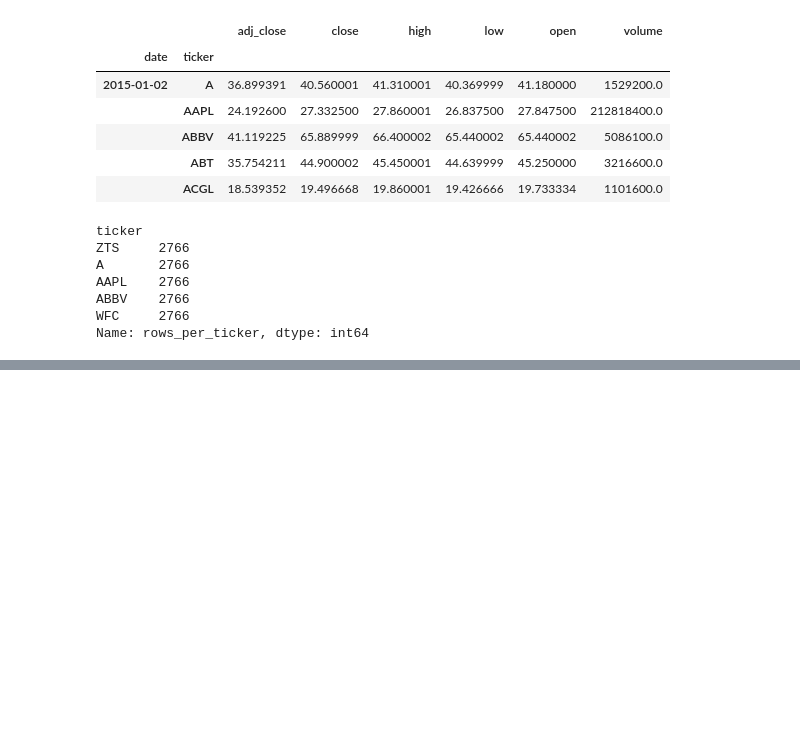
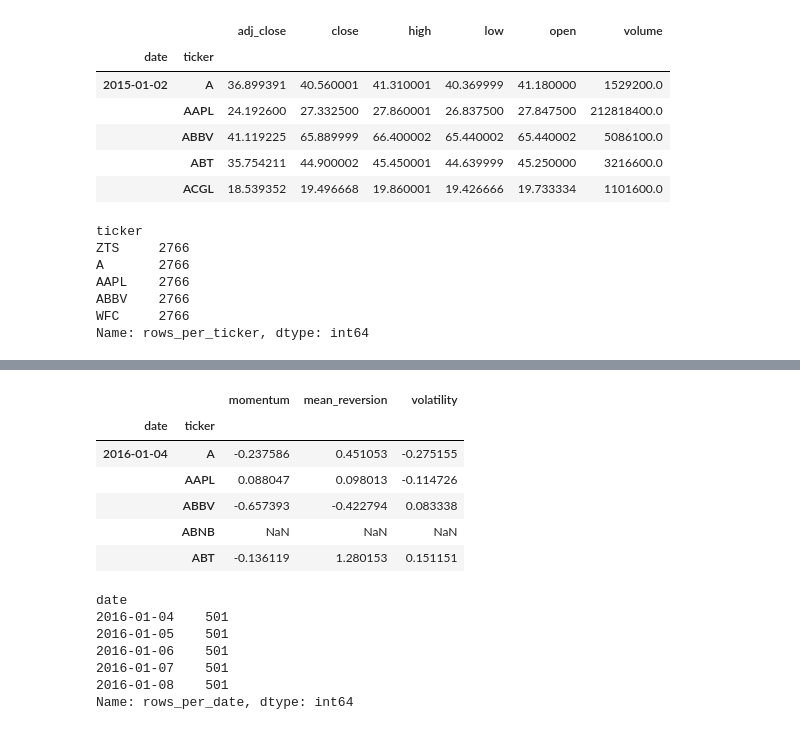
Before and after one commit to tienlonghungson/alpharesearch, a Jupyter notebook: learn/alpharesearch.ipynb, the cells around one changed output, grey strips where cells are left out. Cells and saved outputs as stored; diff of their text form; code cells hidden in the pictures; blank space fills up the shorter version.

Commit message:
Add FactorComputer class

```diff
--- a/learn/alpharesearch.ipynb
+++ b/learn/alpharesearch.ipynb
@@ -64,6 +64,10 @@ def save_parquet(df: pd.DataFrame, path: Path) -> None:
     ensure_data_directory(path)
     df.to_parquet(path)
     LOGGER.info("Saved DataFrame to %s", path)
+
+def load_parquet(path: Path) -> None:
+    LOGGER.info("Loading DataFrame from %s", path)
+    return pd.read_parquet(path)
 
 class TickerCreator:
     def __init__(self, url:str):
@@ -252,0 +357,8 @@ Name: rows_per_ticker, dtype: int64
+# %%
+ohlcv = load_parquet(CONFIG["ohlcv_path"])
+
+factor_computer = FactorComputer()
+factor_panel = factor_computer.compute_factor_panel(ohlcv, CONFIG)
+display(factor_panel.head())
+display(factor_panel.groupby(level="date").size().head().rename("rows_per_date"))
+# %% [output]
@@ -252,0 +382,14 @@ Name: rows_per_ticker, dtype: int64
+|  |  | momentum | mean_reversion | volatility |
+| date | ticker |  |  |  |
+| 2016-01-04 | A | -0.237586 | 0.451053 | -0.275155 |
+|  | AAPL | 0.088047 | 0.098013 | -0.114726 |
+|  | ABBV | -0.657393 | -0.422794 | 0.083338 |
+|  | ABNB | NaN | NaN | NaN |
+|  | ABT | -0.136119 | 1.280153 | 0.151151 |
+date
+2016-01-04    501
+2016-01-05    501
+2016-01-06    501
+2016-01-07    501
+2016-01-08    501
+Name: rows_per_date, dtype: int64
```
Also changed, not shown: parts of 4 cells of this notebook.
